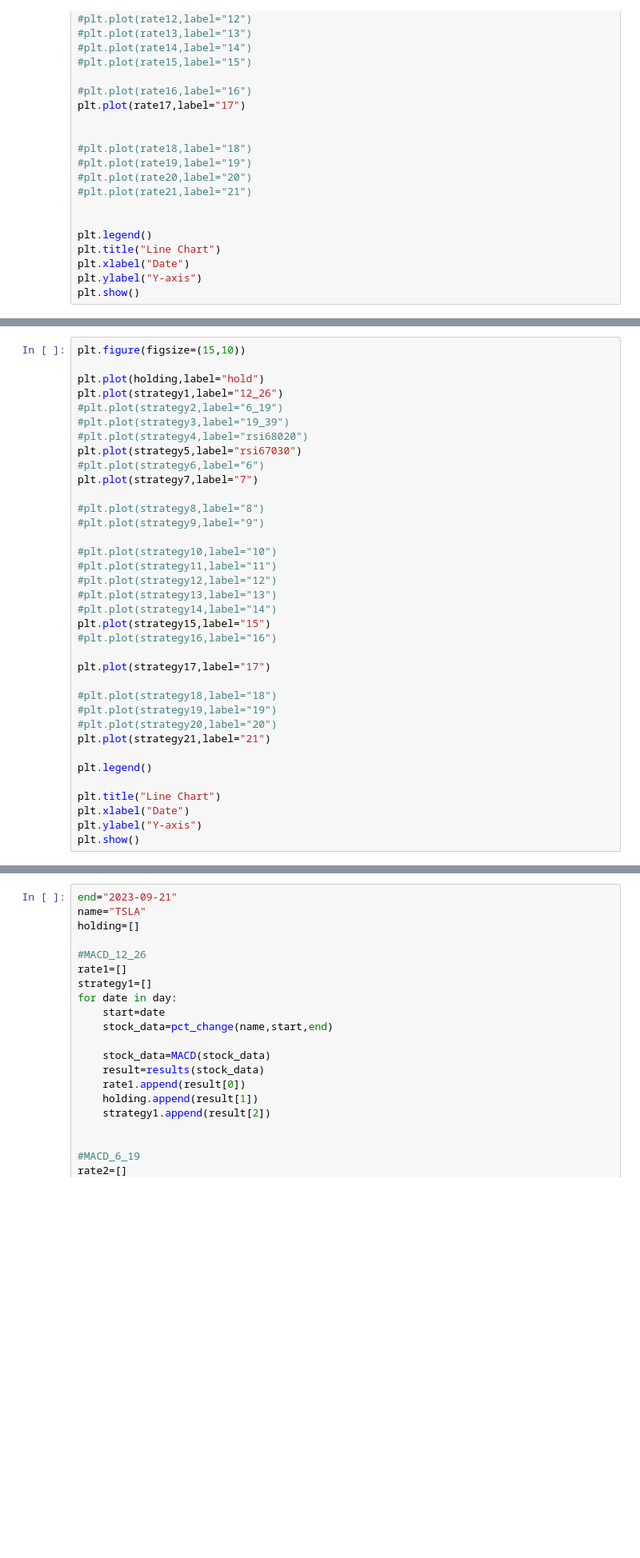
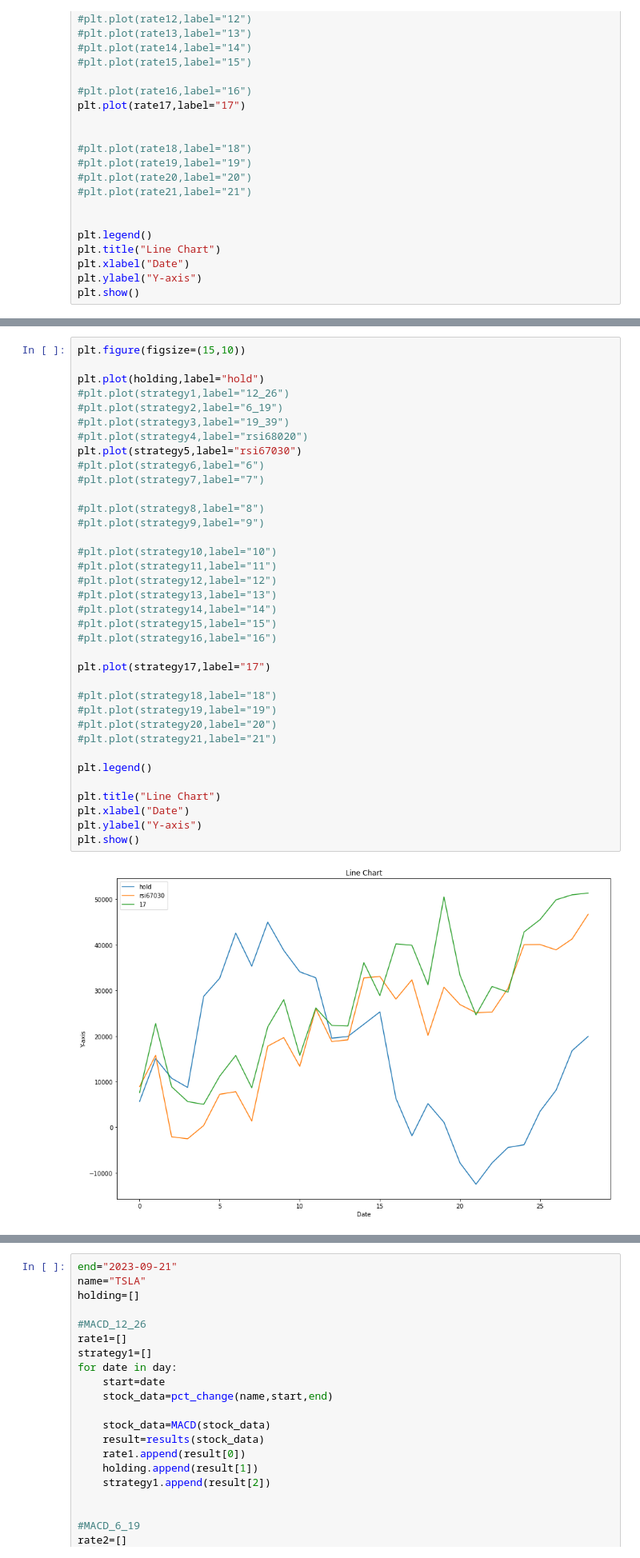
Before and after one commit to Kevinthinker168/ARIN7600-Capstone, a Jupyter notebook: 回测系统.ipynb, the cells around one changed output, grey strips where cells are left out. Shown at 80% size. Cells and saved outputs as stored; diff of their text form; blank space fills up the shorter version.

```diff
--- a/回测系统.ipynb
+++ b/回测系统.ipynb
@@ -725,37 +723,39 @@ NameError: name 'day' is not defined
 plt.figure(figsize=(15,10))
 
 plt.plot(holding,label="hold")
-plt.plot(strategy1,label="12_26")
+#plt.plot(strategy1,label="12_26")
 #plt.plot(strategy2,label="6_19")
 #plt.plot(strategy3,label="19_39")
 #plt.plot(strategy4,label="rsi68020")
 plt.plot(strategy5,label="rsi67030")
 #plt.plot(strategy6,label="6")
-plt.plot(strategy7,label="7")
+#plt.plot(strategy7,label="7")
 
 #plt.plot(strategy8,label="8")
 #plt.plot(strategy9,label="9")
 
 #plt.plot(strategy10,label="10")
 #plt.plot(strategy11,label="11")
 #plt.plot(strategy12,label="12")
 #plt.plot(strategy13,label="13")
 #plt.plot(strategy14,label="14")
-plt.plot(strategy15,label="15")
+#plt.plot(strategy15,label="15")
 #plt.plot(strategy16,label="16")
 
 plt.plot(strategy17,label="17")
 
 #plt.plot(strategy18,label="18")
 #plt.plot(strategy19,label="19")
 #plt.plot(strategy20,label="20")
-plt.plot(strategy21,label="21")
+#plt.plot(strategy21,label="21")
 
 plt.legend()
 
 plt.title("Line Chart")
 plt.xlabel("Date")
 plt.ylabel("Y-axis")
 plt.show()
+# %% [output]
+[figure, added]
 # %%
 plt.figure(figsize=(15,10))
```
Also changed, not shown: parts of 14 cells of this notebook.
